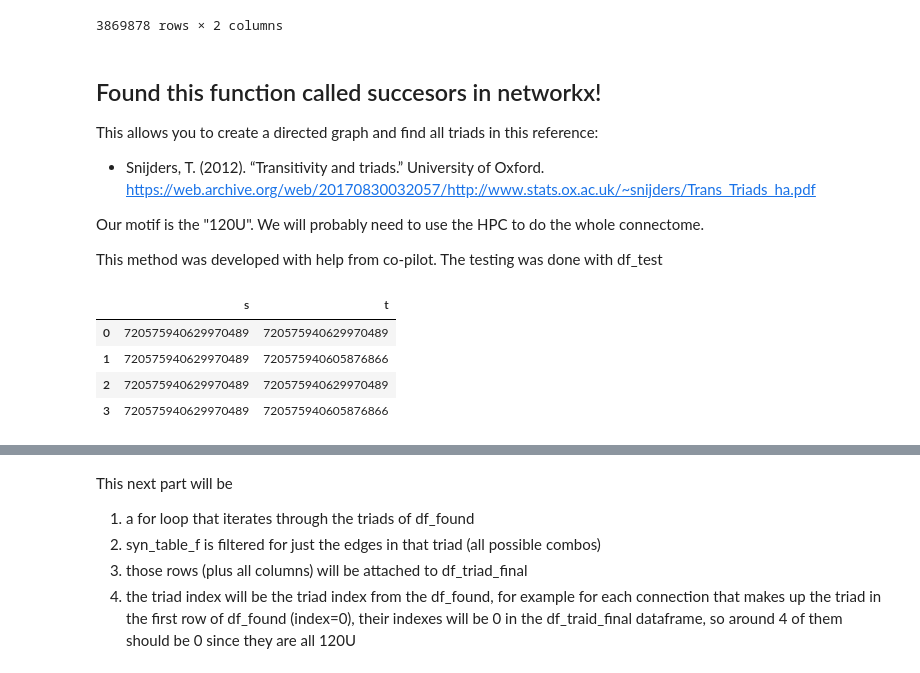
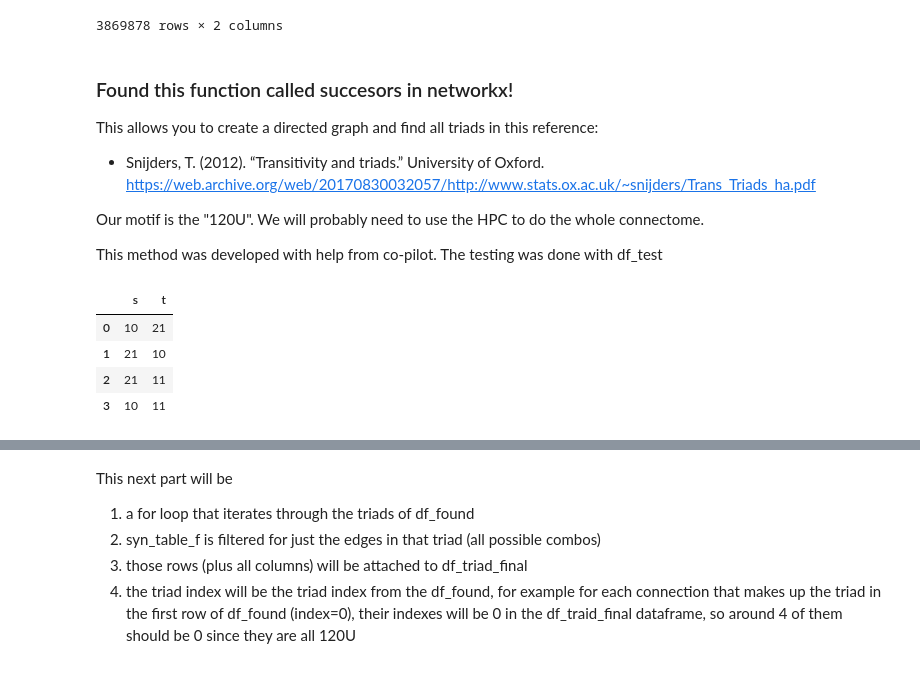
Before and after one commit to Gutierrez-lab/flybrain-clustering-rhessa, a Jupyter notebook: inhibitory_analysis/wholeNet_motifs.ipynb, the cells around one changed output, grey strips where cells are left out. Saved outputs shown, nothing was run; the diff lists cells and outputs as text; code cells hidden in the pictures.

```diff
--- a/inhibitory_analysis/wholeNet_motifs.ipynb
+++ b/inhibitory_analysis/wholeNet_motifs.ipynb
@@ -70,7 +55,7 @@ syn_table_limit_test
 | 3869877 | 720575940624054792 | 720575940634431935 |
 3869878 rows × 2 columns
 # %% [markdown]
-## Found this function called succesors in networkx!
+### Found this function called succesors in networkx!
 This allows you to create a directed graph and find all triads in this reference:
 - Snijders, T. (2012). “Transitivity and triads.” University of Oxford. https://web.archive.org/web/20170830032057/http://www.stats.ox.ac.uk/~snijders/Trans_Triads_ha.pdf
 
@@ -79,13 +64,12 @@ Our motif is the "120U". We will probably need to use the HPC to do the whole co
 This method was developed with help from co-pilot. The testing was done with df_test
 # %%
 # Isolated test for exact motif we want
-e_test= [(720575940629970489,720575940629970489), (720575940629970489,720575940605876866), (720575940629970489,720575940629970489), (720575940629970489,720575940605876866)]
+e_test= [(10,21), (21,10), (21,11), (10,11)]
 df_test = pd.DataFrame(columns=["s", "t"], data = e_test)
-v_test = np.unique(df_test[["s", "t"]])
 df_test
 # %% [output]
 |  | s | t |
-| 0 | 720575940629970489 | 720575940629970489 |
-| 1 | 720575940629970489 | 720575940605876866 |
-| 2 | 720575940629970489 | 720575940629970489 |
-| 3 | 720575940629970489 | 720575940605876866 |
+| 0 | 10 | 21 |
+| 1 | 21 | 10 |
+| 2 | 21 | 11 |
+| 3 | 10 | 11 |
```
Also changed, not shown: parts of 64 cells of this notebook.
